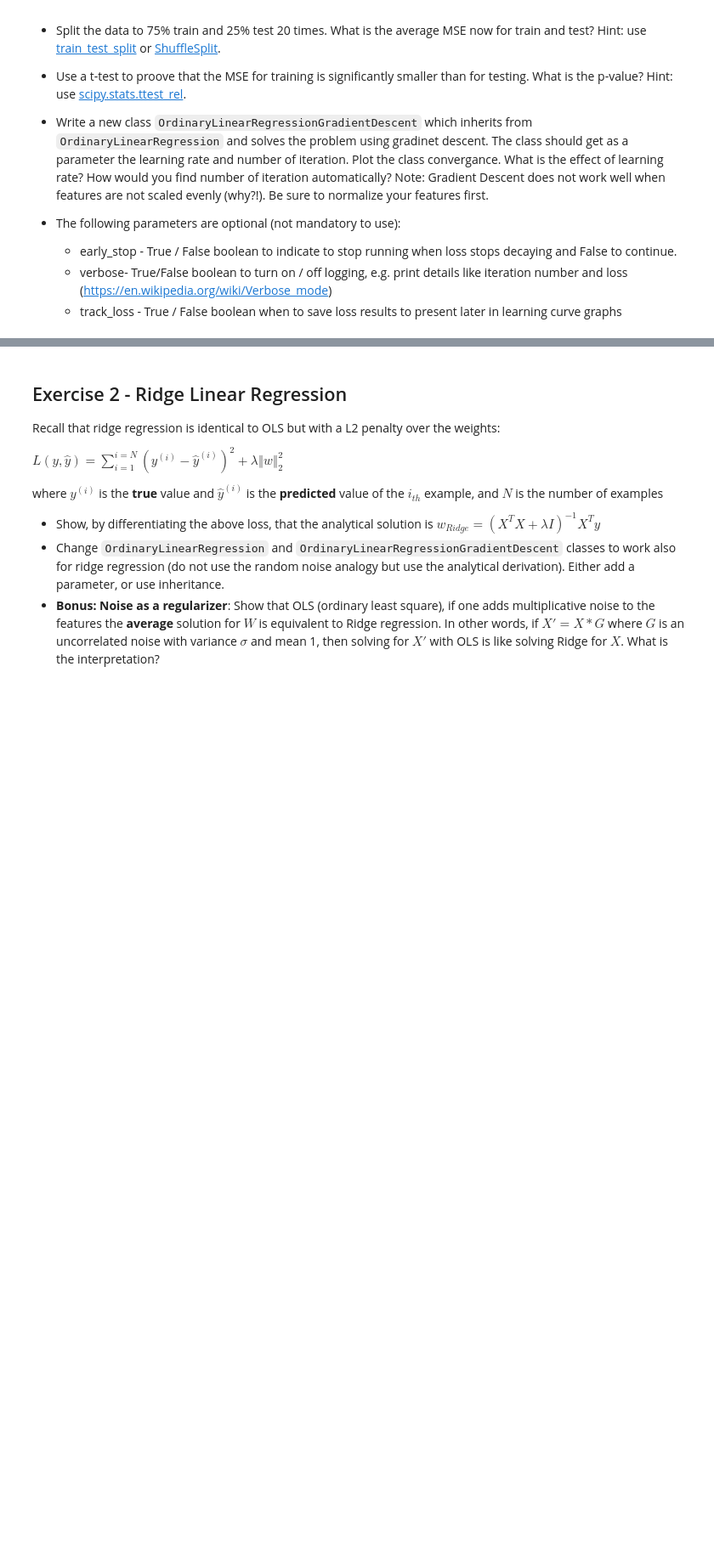
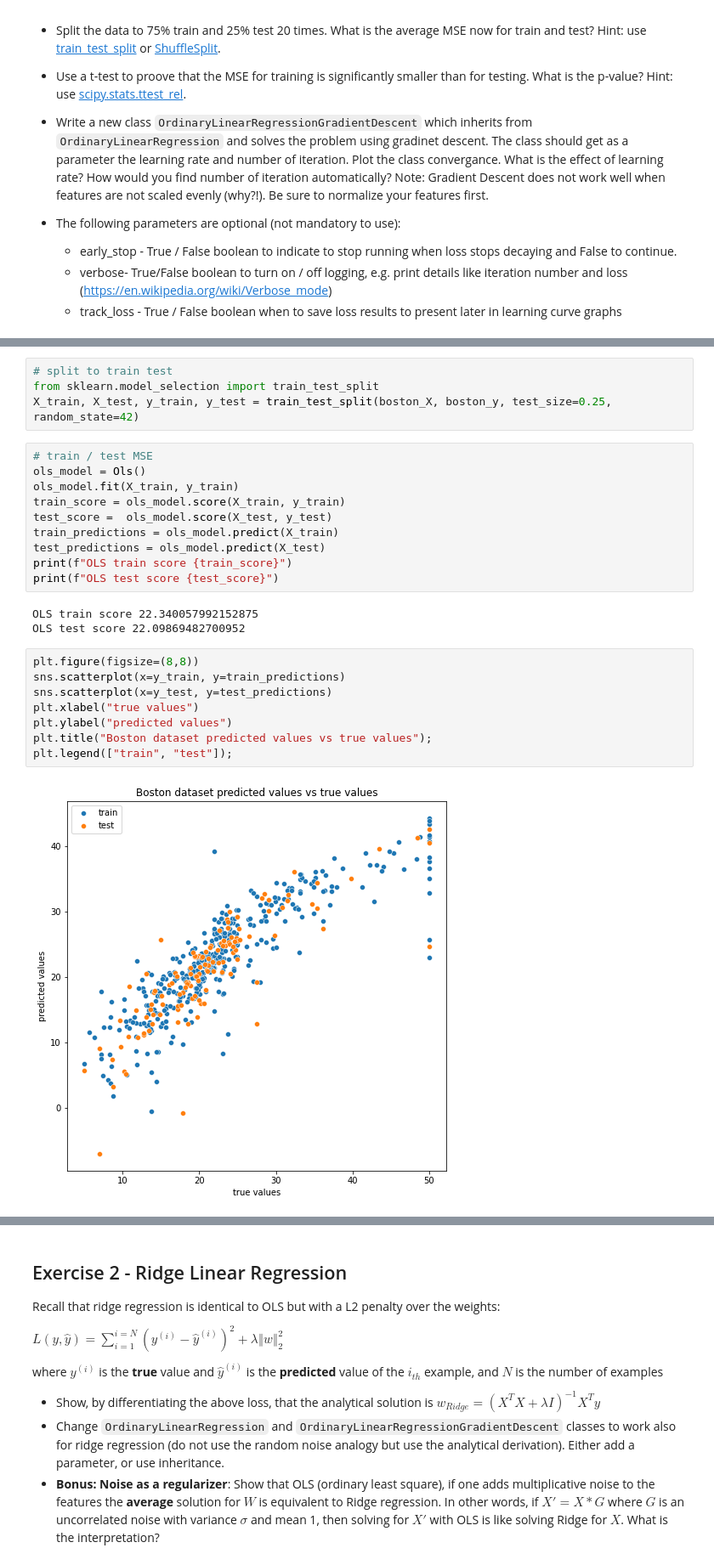
Before and after one commit to galborabia/regression, a Jupyter notebook: Regression_&_Regularization_Exercise.ipynb, the cells around one changed output, grey strips where cells are left out. Shown: that part at 85% size. Saved outputs shown, nothing was run; the diff lists cells and outputs as text; blank space fills up the shorter version.

```diff
--- a/Regression_&_Regularization_Exercise.ipynb
+++ b/Regression_&_Regularization_Exercise.ipynb
@@ -114,0 +139,27 @@ print(type(boston_X))
+# %%
+# split to train test
+from sklearn.model_selection import train_test_split
+X_train, X_test, y_train, y_test = train_test_split(boston_X, boston_y, test_size=0.25, random_state=42)
+# %%
+# train / test MSE
+ols_model = Ols()
+ols_model.fit(X_train, y_train)
+train_score = ols_model.score(X_train, y_train)
+test_score =  ols_model.score(X_test, y_test)
+train_predictions = ols_model.predict(X_train)
+test_predictions = ols_model.predict(X_test)
+print(f"OLS train score {train_score}")
+print(f"OLS test score {test_score}")
+# %% [output]
+OLS train score 22.340057992152875
+OLS test score 22.09869482700952
+# %%
+plt.figure(figsize=(8,8))
+sns.scatterplot(x=y_train, y=train_predictions)
+sns.scatterplot(x=y_test, y=test_predictions)
+plt.xlabel("true values")
+plt.ylabel("predicted values")
+plt.title("Boston dataset predicted values vs true values");
+plt.legend(["train", "test"]);
+# %% [output]
+[figure, added]
```
Also changed, not shown: parts of 18 cells of this notebook.
